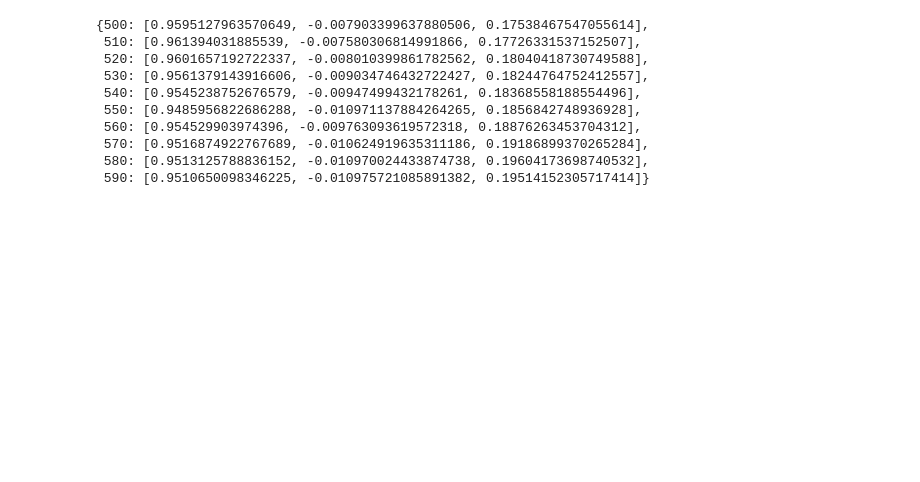
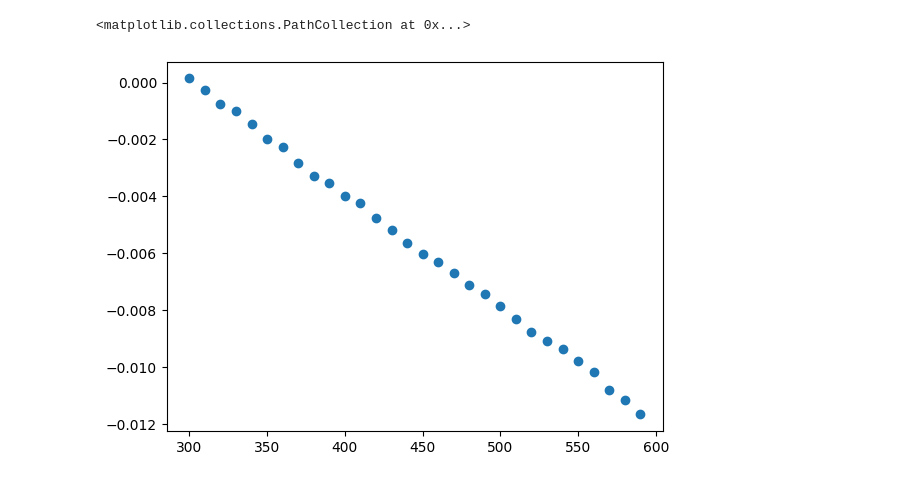
Before and after one commit to Voluptatemn/AstroResearch, a Jupyter notebook: BiasErrorProp.ipynb, the cells around one changed output. Cells and saved outputs as stored; diff of their text form; code cells hidden in the pictures; blank space fills up the shorter version.

```diff
--- a/BiasErrorProp.ipynb
+++ b/BiasErrorProp.ipynb
@@ -294,31 +302,43 @@ def makeCaliFlat(bias, dark, raw_flat, tf=3, td=60, debug = False):
+# %%
+f = makeCaliFlat_master(300)
 # %%
 import numpy as np
 from scipy import stats
 
 # run anaylsis to see the deviation
-def leastAcceptableBias(MaxFlatChangePer = 0.001, start = 300, end = 600, step = 50, debug = False):
-    output = {}
-    f300 = makeCaliFlatAll(300)
+def leastAcceptableBias(MaxFlatChangePer = 0.001, start = 300, end = 600, step = 50, debug = False, all = False):
+    output = {
+        'bias': [],
+        'df_mean': [],
+        'df_std': [],
+        'z_score': [],
+        'p_value': [],
+    }
+    if all:
+        f300 = makeCaliFlat_master(300)
+    else:
+        f300 = makeCaliFlatAll(300)
     for i in range (start, end, step):
-        f = makeCaliFlatAll(i)
+        if all:
+            f = makeCaliFlat_master(i)
+        else:
+            f = makeCaliFlatAll(i)
         df = (f - f300) / f300 * 100
         df_mean = np.mean(df)
         df_std = np.std(df)
         z_score = (MaxFlatChangePer - df_mean) / df_std
         p_value = 2 * (1 - stats.norm.cdf(np.abs(z_score)))
-        output[i] = [p_value, df_mean, df_std]
+        output['bias'].append(i)
+        output['df_mean'].append(df_mean)
+        output['df_std'].append(df_std)
+        output['z_score'].append(z_score)
+        output['p_value'].append(p_value)
+        if p_value < 0.05:
+            return output['bias']
     return output
 
-output = leastAcceptableBias(MaxFlatChangePer = 0.001, start = 500, end = 600, step = 10)
-display(output)
+output = leastAcceptableBias(MaxFlatChangePer = 0.001, start = 300, end = 600, step = 10, all = True)
+plt.scatter(output['bias'], output['df_mean'])
 # %% [output]
-{500: [0.9595127963570649, -0.007903399637880506, 0.17538467547055614],
- 510: [0.961394031885539, -0.007580306814991866, 0.17726331537152507],
- 520: [0.9601657192722337, -0.008010399861782562, 0.18040418730749588],
- 530: [0.9561379143916606, -0.009034746432722427, 0.18244764752412557],
- 540: [0.9545238752676579, -0.00947499432178261, 0.18368558188554496],
- 550: [0.9485956822686288, -0.010971137884264265, 0.1856842748936928],
- 560: [0.954529903974396, -0.009763093619572318, 0.18876263453704312],
- 570: [0.9516874922767689, -0.010624919635311186, 0.19186899370265284],
- 580: [0.9513125788836152, -0.010970024433874738, 0.19604173698740532],
- 590: [0.9510650098346225, -0.010975721085891382, 0.19514152305717414]}
+<matplotlib.collections.PathCollection at 0x...>
+[figure, added]
```
Also changed, not shown: parts of 17 cells of this notebook.
